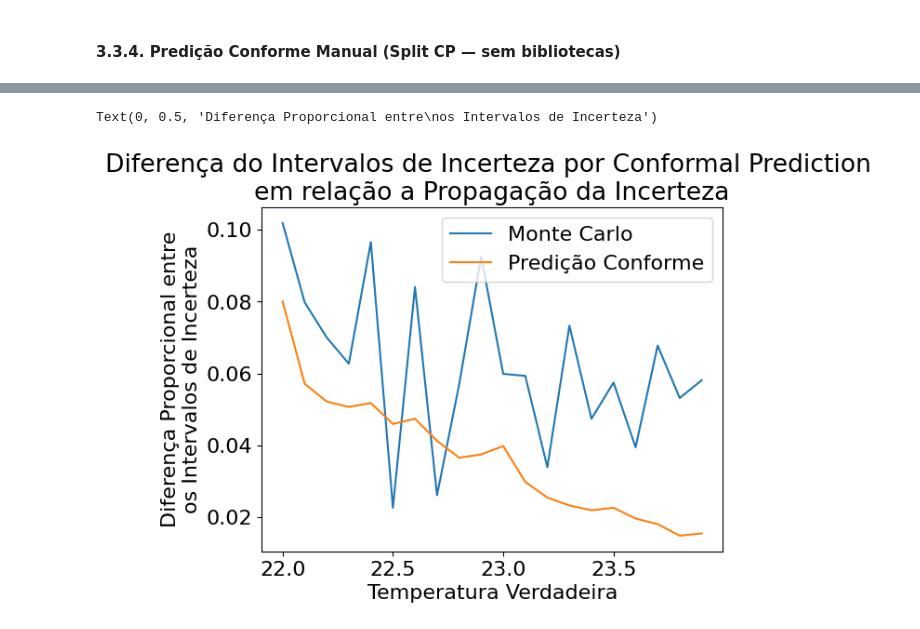
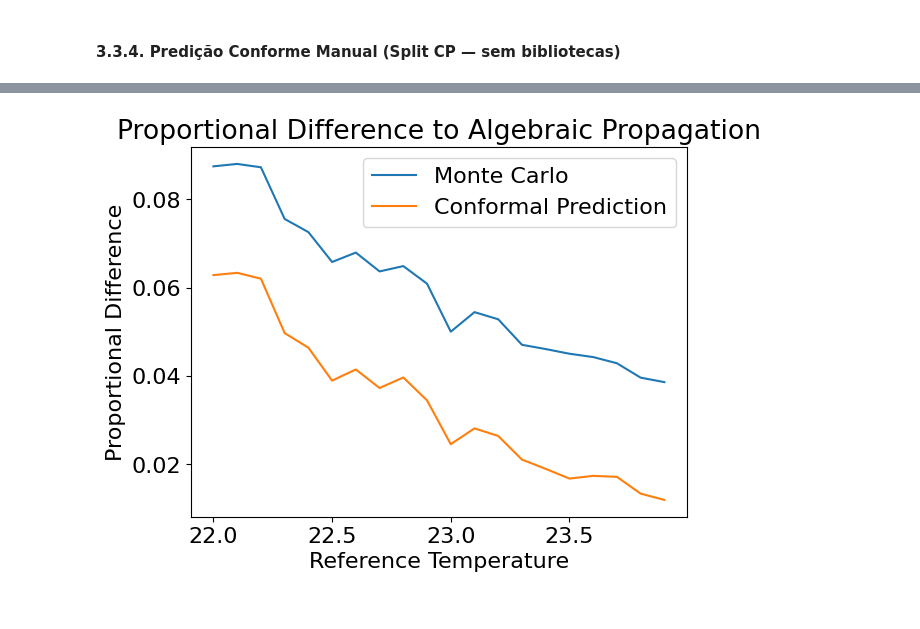
Before and after one commit to c-mmonteiro/estudos, a Jupyter notebook: Estudo_Minimos_Quadrados.ipynb, the cells around one changed output, grey strips where cells are left out. Cells and saved outputs as stored; diff of their text form; code cells hidden in the pictures.

```diff
--- a/Estudo_Minimos_Quadrados.ipynb
+++ b/Estudo_Minimos_Quadrados.ipynb
@@ -228,7 +228,7 @@ plt.savefig('fig_uc.pdf')
 # %% [markdown]
 ## 3.2 Avaliando a incerteza por Monte Carlo
 # %%
-num_simulacao = 1000
+num_simulacao = 1000000
 # %%
 # ── Vectorised Monte Carlo ─────────────────────────────────────────────────
 # Shape: (n_test, num_simulacao)
@@ -398,11 +411,11 @@ Cobertura empírica no conjunto de teste: 85.0 %  (alvo ≥ 95 %)
 # %%
 diff_prop_cp = ((np.array(t_superior_plot) - np.array(t_inferior_plot)) - (np.array(y_cp_upper) - np.array(y_cp_lower)))/(np.array(t_superior_plot) - np.array(t_inferior_plot))
 plt.plot(t_ref, diff_prop_mc, label='Monte Carlo')
-plt.plot(t_ref, diff_prop_cp, label='Predição Conforme')
+plt.plot(t_ref, diff_prop_cp, label='Conformal Prediction')
 plt.legend()
-plt.title('Diferença do Intervalos de Incerteza por Conformal Prediction \nem relação a Propagação da Incerteza')
-plt.xlabel('Temperatura Verdadeira')
-plt.ylabel('Diferença Proporcional entre\nos Intervalos de Incerteza')
+plt.title('Proportional Difference to Algebraic Propagation')
+plt.xlabel('Reference Temperature')
+plt.ylabel('Proportional Difference')
+plt.savefig('fig_compar.pdf')
 # %% [output]
-Text(0, 0.5, 'Diferença Proporcional entre\nos Intervalos de Incerteza')
-[figure, old version]
+[figure, new version]
```
Also changed, not shown: parts of 7 cells of this notebook.
